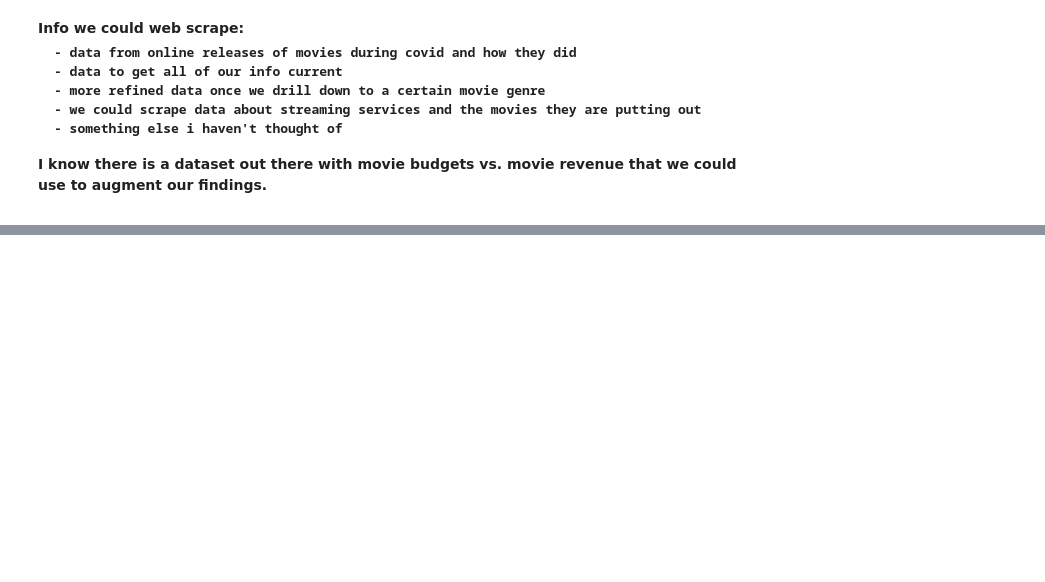
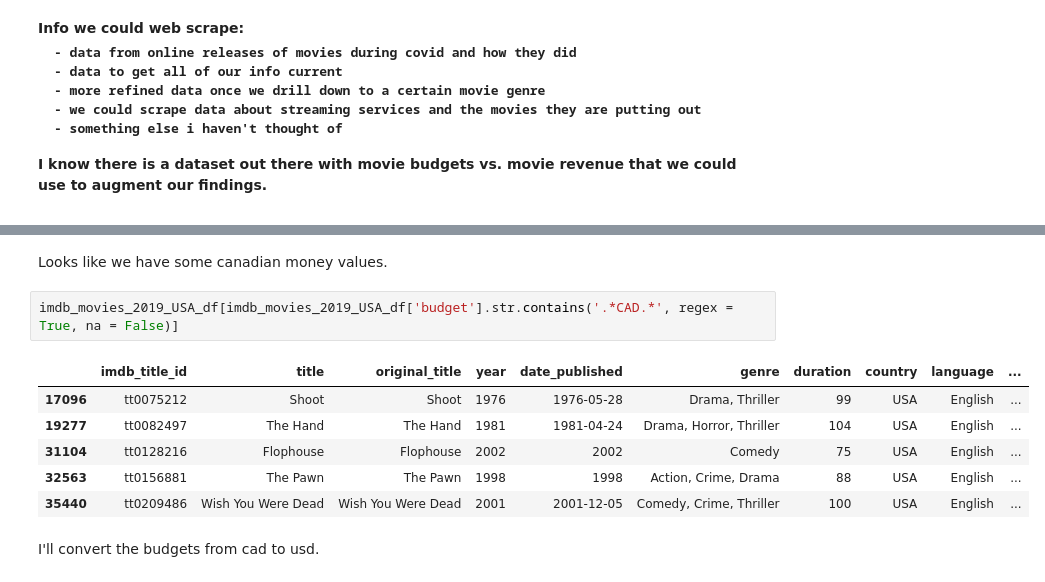
Before and after one commit to Kkies/movie-market-analysis, a Jupyter notebook: kyle_wip.ipynb, the cells around one changed output, grey strips where cells are left out. Cells and saved outputs as stored; diff of their text form; blank space fills up the shorter version.

```diff
--- a/kyle_wip.ipynb
+++ b/kyle_wip.ipynb
@@ -220,0 +465,13 @@ I know there is a dataset out there with movie budgets vs. movie revenue that we
+# %% [markdown]
+Looks like we have some canadian money values.
+# %%
+imdb_movies_2019_USA_df[imdb_movies_2019_USA_df['budget'].str.contains('.*CAD.*', regex = True, na = False)]
+# %% [output]
+|  | imdb_title_id | title | original_title | year | date_published | genre | duration | country | language | ... |
+| 17096 | tt0075212 | Shoot | Shoot | 1976 | 1976-05-28 | Drama, Thriller | 99 | USA | English | ... |
+| 19277 | tt0082497 | The Hand | The Hand | 1981 | 1981-04-24 | Drama, Horror, Thriller | 104 | USA | English | ... |
+| 31104 | tt0128216 | Flophouse | Flophouse | 2002 | 2002 | Comedy | 75 | USA | English | ... |
+| 32563 | tt0156881 | The Pawn | The Pawn | 1998 | 1998 | Action, Crime, Drama | 88 | USA | English | ... |
+| 35440 | tt0209486 | Wish You Were Dead | Wish You Were Dead | 2001 | 2001-12-05 | Comedy, Crime, Thriller | 100 | USA | English | ... |
+# %% [markdown]
+I'll convert the budgets from cad to usd.
```
Also changed, not shown: parts of 99 cells of this notebook.
